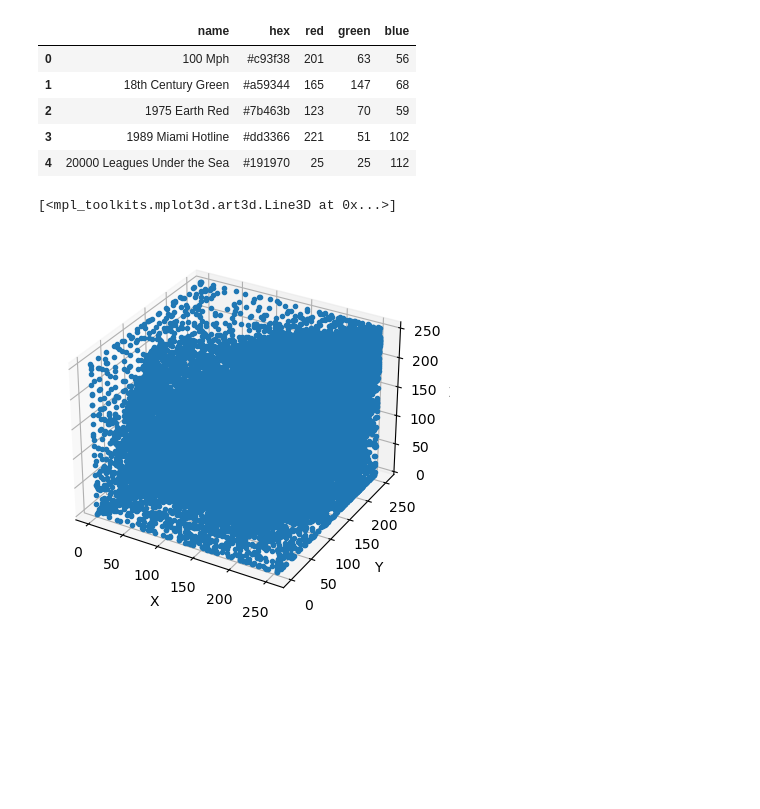
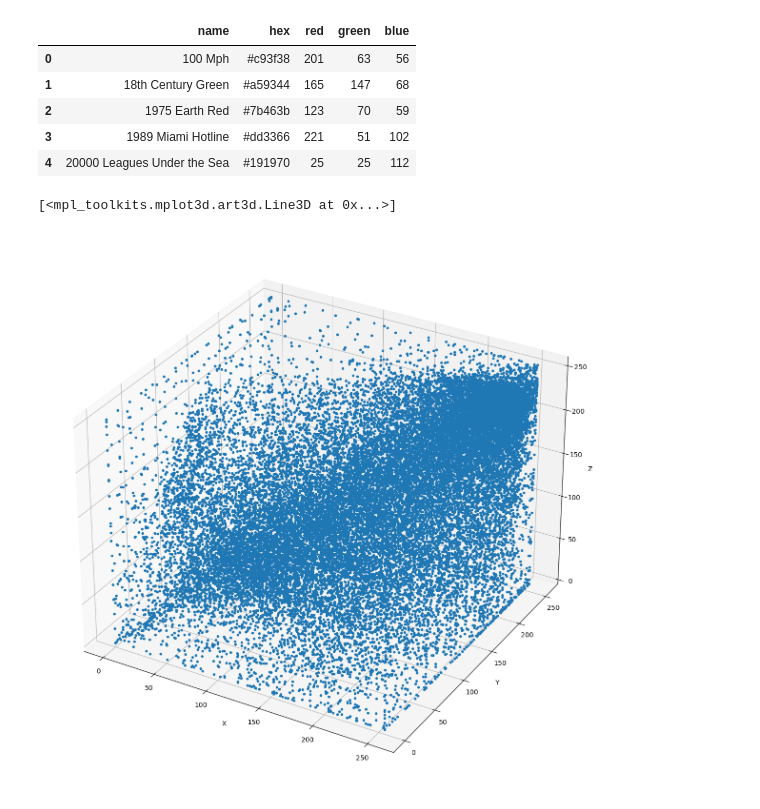
Before and after one commit to ArthurBauzou/docs_data_ia, a Jupyter notebook: miniprojets/colortest/colortest.ipynb, the cells around one changed output. Drawn from its saved outputs; the diff is of its cells as text; code cells hidden in the pictures; blank space fills up the shorter version.

```diff
--- a/miniprojets/colortest/colortest.ipynb
+++ b/miniprojets/colortest/colortest.ipynb
@@ -29,12 +29,13 @@ df.head()
 | 3 | 1989 Miami Hotline | #dd3366 | 221 | 51 | 102 |
 | 4 | 20000 Leagues Under the Sea | #191970 | 25 | 25 | 112 |
 # %%
-ax = plt.figure().add_subplot(projection='3d')
+ax = plt.figure(figsize=(15,15)).add_subplot(projection='3d')
 ax.set_xlabel('X')
 ax.set_ylabel('Y')
 ax.set_zlabel('Z')
 
+
 ax.plot(df['red'], df['green'], df['blue'], '.')
 # %% [output]
 [<mpl_toolkits.mplot3d.art3d.Line3D at 0x...>]
-[figure, old version]
+[figure, new version]
```
